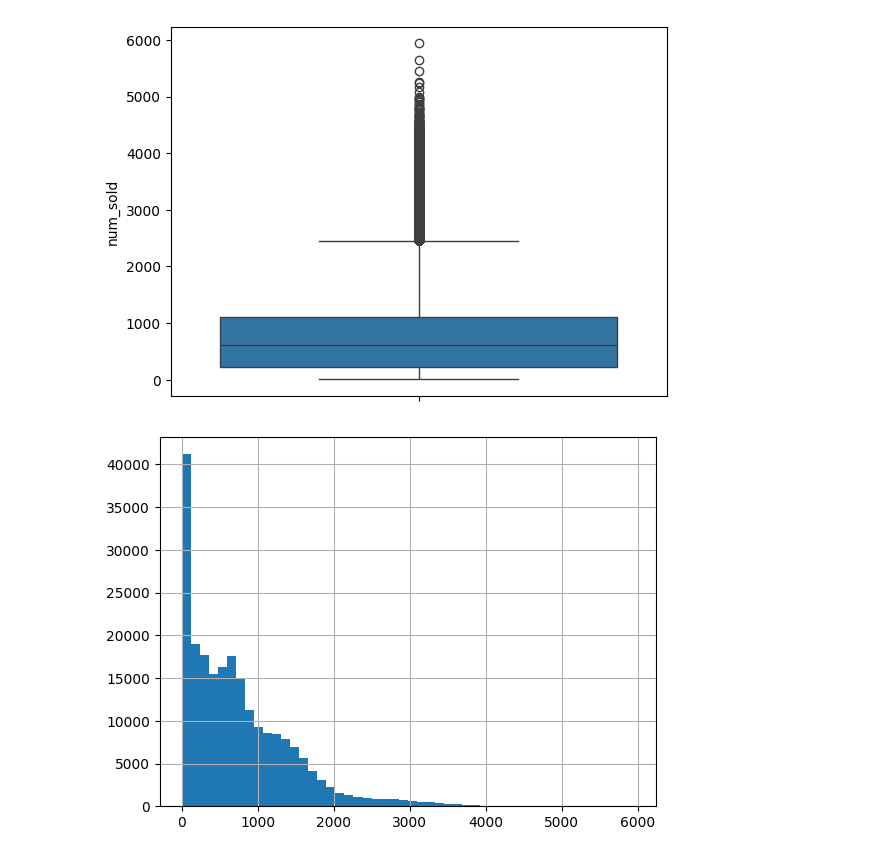
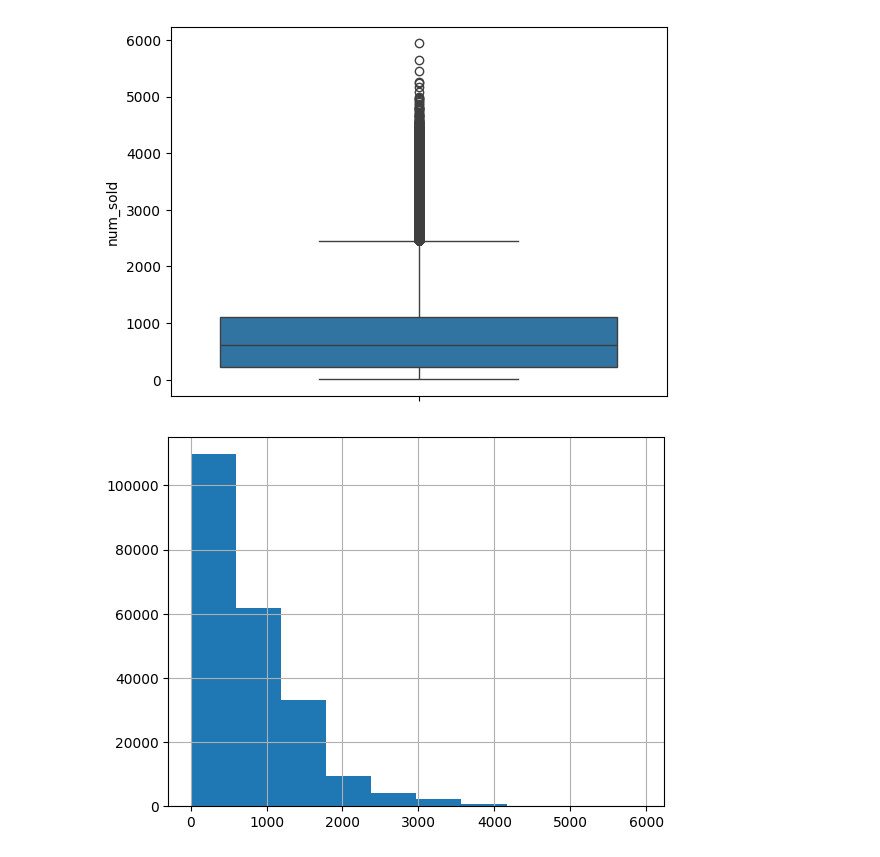
Before and after one commit to tselane2110/Forecasting-Sticker-Sales, a Jupyter notebook: StickerSalesForecasting.ipynb, the cells around one changed output. Saved outputs shown, nothing was run; the diff lists cells and outputs as text; code cells hidden in the pictures.

```diff
--- a/StickerSalesForecasting.ipynb
+++ b/StickerSalesForecasting.ipynb
@@ -252,7 +252,7 @@ plt.show()
 # %% [output]
 [figure]
 # %%
-df["num_sold"].hist(bins=50)
+df["num_sold"].hist()
 plt.show()
 # %% [output]
-[figure, old version]
+[figure, new version]
```
Also changed, not shown: parts of 16 cells of this notebook.
